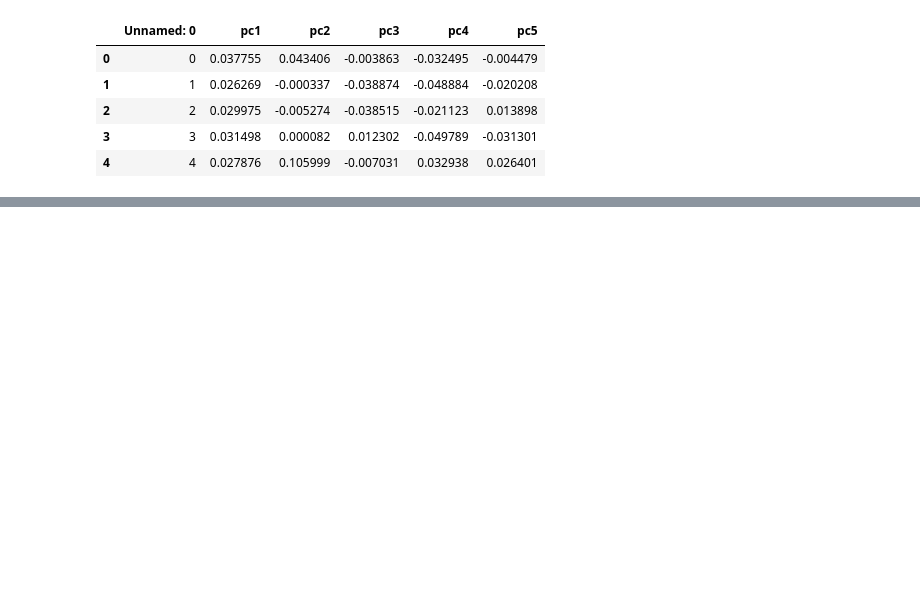
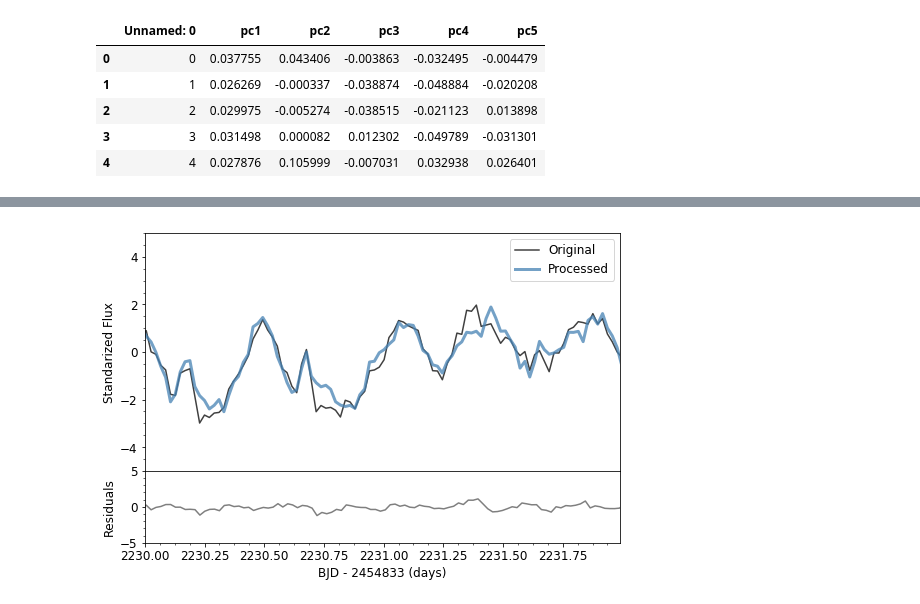
Before and after one commit to RileyWClarke/fftpca_note, a Jupyter notebook: comapred_preprocessed.ipynb, the cells around one changed output, grey strips where cells are left out. Saved outputs shown, nothing was run; the diff lists cells and outputs as text; code cells hidden in the pictures; blank space fills up the shorter version.

```diff
--- a/comapred_preprocessed.ipynb
+++ b/comapred_preprocessed.ipynb
@@ -205,0 +217,6 @@ for i in pcacoefs.sort_values(["pc1","pc2"], ascending=False).index[:10]:
+# %%
+plotme(bjds[982][:-1], fluxes[982][:-1], postfluxes200[982], style='line', xmin=2230, xmax=2232, ymin=-5,ymax=5)
+plt.xlim(2230,2231.99)
+plt.savefig('Figures/lc_comp_resids.png', dpi=300, bbox_inches='tight')
+# %% [output]
+[figure, added]
```
Also changed, not shown: parts of 6 cells of this notebook, 7 other files.
